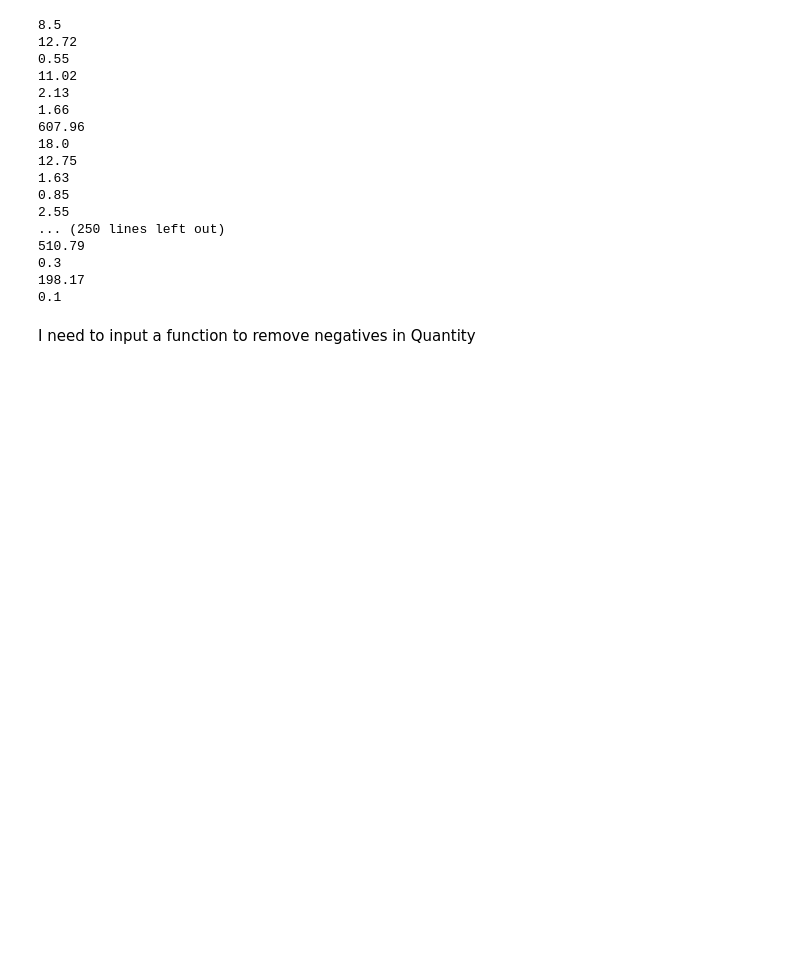
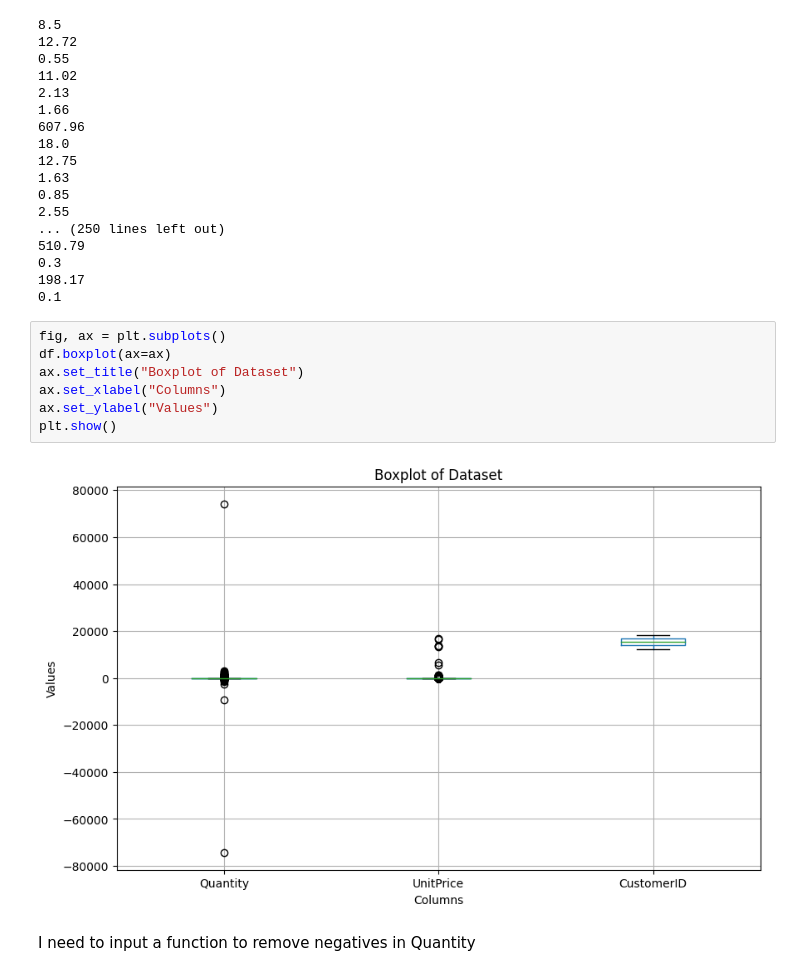
Before and after one commit to ogundipe/AkinwaleDataScience, a Jupyter notebook: ML_Assignment_Final_KMeans_model_and_SVM.ipynb, the cells around one changed output. Saved outputs shown, nothing was run; the diff lists cells and outputs as text; blank space fills up the shorter version.

```diff
--- a/ML_Assignment_Final_KMeans_model_and_SVM.ipynb
+++ b/ML_Assignment_Final_KMeans_model_and_SVM.ipynb
@@ -144,6 +144,15 @@ for i in df['UnitPrice'].unique():
 0.3
 198.17
 0.1
+# %%
+fig, ax = plt.subplots()
+df.boxplot(ax=ax)
+ax.set_title("Boxplot of Dataset")
+ax.set_xlabel("Columns")
+ax.set_ylabel("Values")
+plt.show()
+# %% [output]
+[figure, added]
 # %% [markdown]
 I need to input a function to remove negatives in Quantity
 # %%
```
